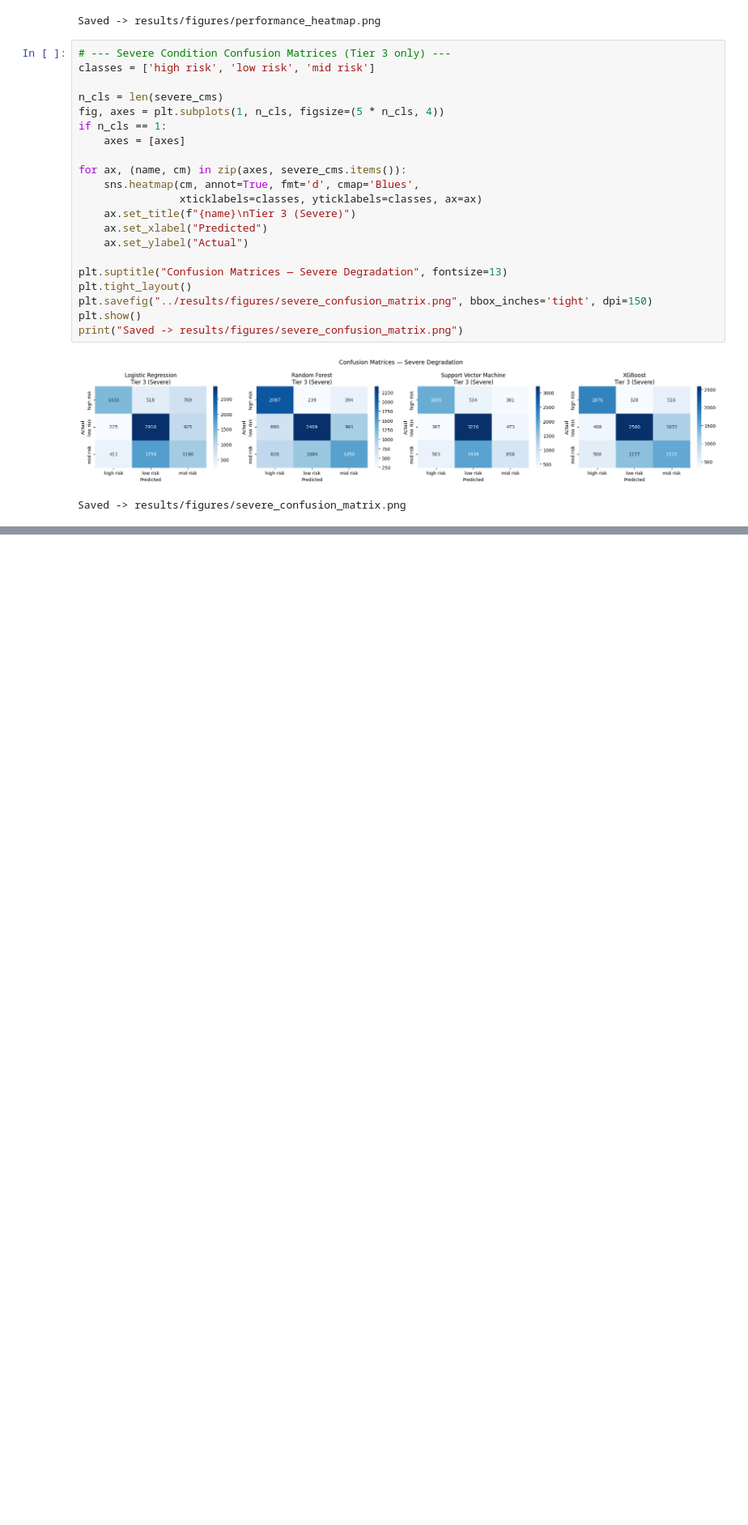
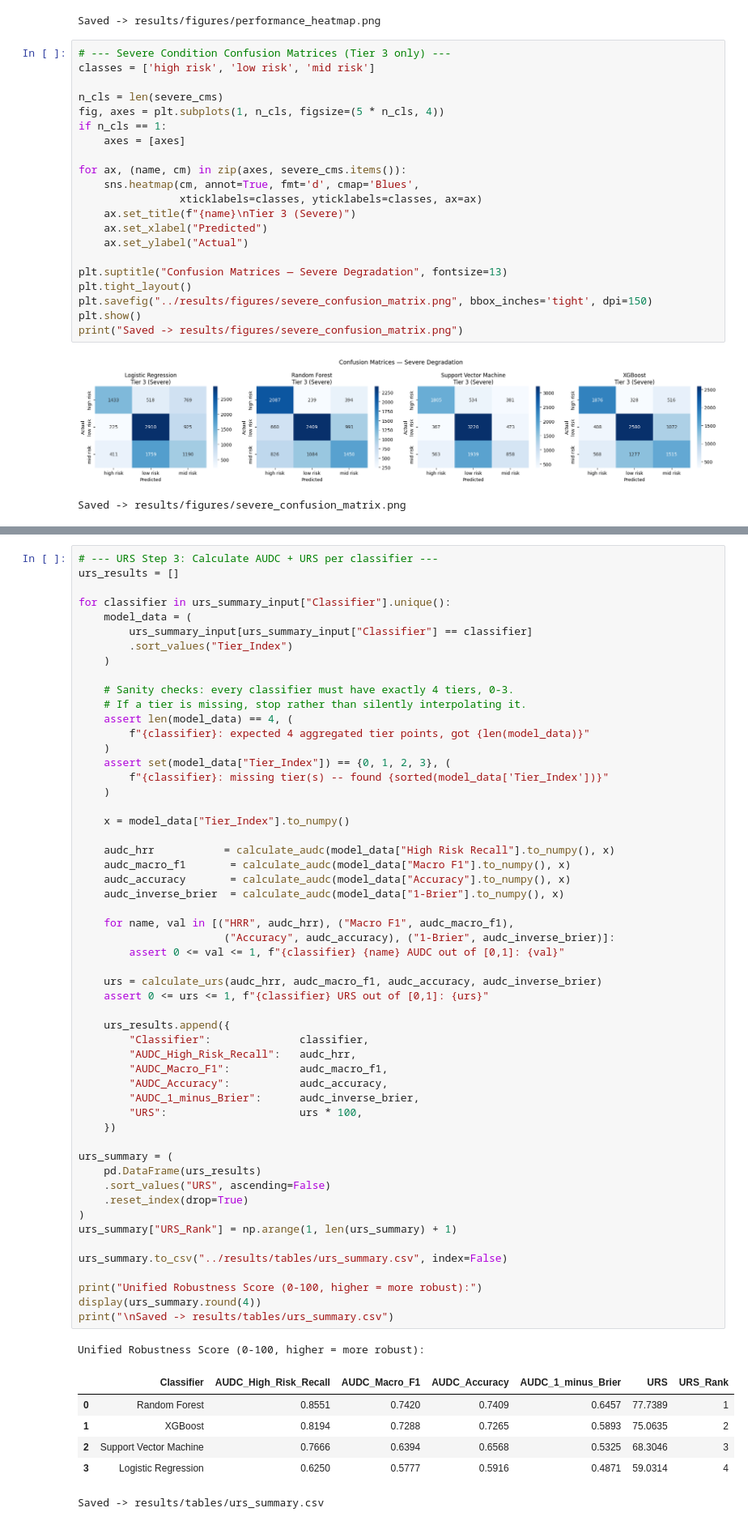
Before and after one commit to Loona6/ML_Maternal_Health_Risk_Comparison_Study, a Jupyter notebook: notebooks/03_Robustness_Evaluation.ipynb, the cells around one changed output, grey strips where cells are left out. Shown at 81% size. Drawn from its saved outputs; the diff is of its cells as text; blank space fills up the shorter version.

```diff
--- a/notebooks/03_Robustness_Evaluation.ipynb
+++ b/notebooks/03_Robustness_Evaluation.ipynb
@@ -374,0 +493,62 @@ Saved -> results/figures/severe_confusion_matrix.png
+# %%
+# --- URS Step 3: Calculate AUDC + URS per classifier ---
+urs_results = []
+
+for classifier in urs_summary_input["Classifier"].unique():
+    model_data = (
+        urs_summary_input[urs_summary_input["Classifier"] == classifier]
+        .sort_values("Tier_Index")
+    )
+
+    # Sanity checks: every classifier must have exactly 4 tiers, 0-3.
+    # If a tier is missing, stop rather than silently interpolating it.
+    assert len(model_data) == 4, (
+        f"{classifier}: expected 4 aggregated tier points, got {len(model_data)}"
+    )
+    assert set(model_data["Tier_Index"]) == {0, 1, 2, 3}, (
+        f"{classifier}: missing tier(s) -- found {sorted(model_data['Tier_Index'])}"
+    )
+
+    x = model_data["Tier_Index"].to_numpy()
+
+    audc_hrr           = calculate_audc(model_data["High Risk Recall"].to_numpy(), x)
+    audc_macro_f1       = calculate_audc(model_data["Macro F1"].to_numpy(), x)
+    audc_accuracy       = calculate_audc(model_data["Accuracy"].to_numpy(), x)
+    audc_inverse_brier  = calculate_audc(model_data["1-Brier"].to_numpy(), x)
+
+    for name, val in [("HRR", audc_hrr), ("Macro F1", audc_macro_f1),
+                       ("Accuracy", audc_accuracy), ("1-Brier", audc_inverse_brier)]:
+        assert 0 <= val <= 1, f"{classifier} {name} AUDC out of [0,1]: {val}"
+
+    urs = calculate_urs(audc_hrr, audc_macro_f1, audc_accuracy, audc_inverse_brier)
+    assert 0 <= urs <= 1, f"{classifier} URS out of [0,1]: {urs}"
+
+    urs_results.append({
+        "Classifier":              classifier,
+        "AUDC_High_Risk_Recall":   audc_hrr,
+        "AUDC_Macro_F1":           audc_macro_f1,
+        "AUDC_Accuracy":           audc_accuracy,
+        "AUDC_1_minus_Brier":      audc_inverse_brier,
+        "URS":                     urs * 100,
+    })
+
+urs_summary = (
+    pd.DataFrame(urs_results)
+    .sort_values("URS", ascending=False)
+    .reset_index(drop=True)
+)
+urs_summary["URS_Rank"] = np.arange(1, len(urs_summary) + 1)
+
+urs_summary.to_csv("../results/tables/urs_summary.csv", index=False)
+
+print("Unified Robustness Score (0-100, higher = more robust):")
+display(urs_summary.round(4))
+print("\nSaved -> results/tables/urs_summary.csv")
+# %% [output]
+Unified Robustness Score (0-100, higher = more robust):
+|  | Classifier | AUDC_High_Risk_Recall | AUDC_Macro_F1 | AUDC_Accuracy | AUDC_1_minus_Brier | URS | URS_Rank |
+| 0 | Random Forest | 0.8551 | 0.7420 | 0.7409 | 0.6457 | 77.7389 | 1 |
+| 1 | XGBoost | 0.8194 | 0.7288 | 0.7265 | 0.5893 | 75.0635 | 2 |
+| 2 | Support Vector Machine | 0.7666 | 0.6394 | 0.6568 | 0.5325 | 68.3046 | 3 |
+| 3 | Logistic Regression | 0.6250 | 0.5777 | 0.5916 | 0.4871 | 59.0314 | 4 |
+Saved -> results/tables/urs_summary.csv
```
Also changed, not shown: parts of 8 cells of this notebook, 5 other files.
